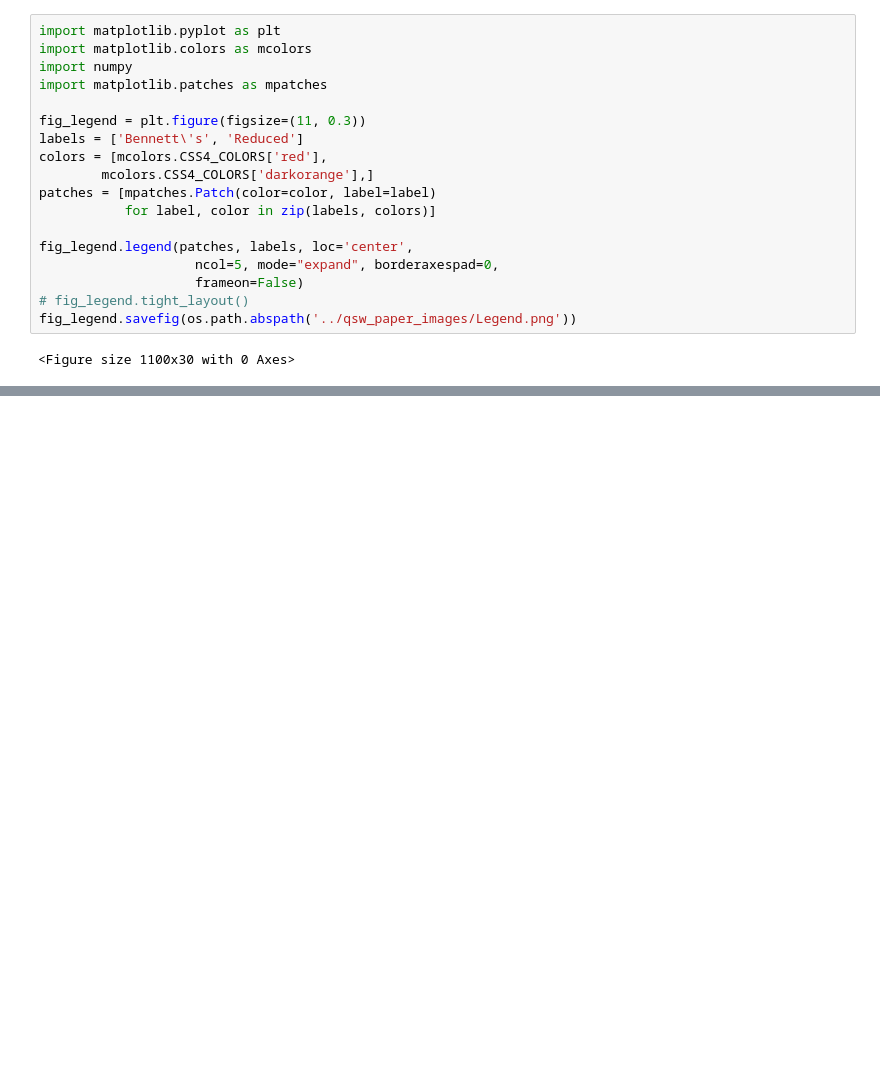
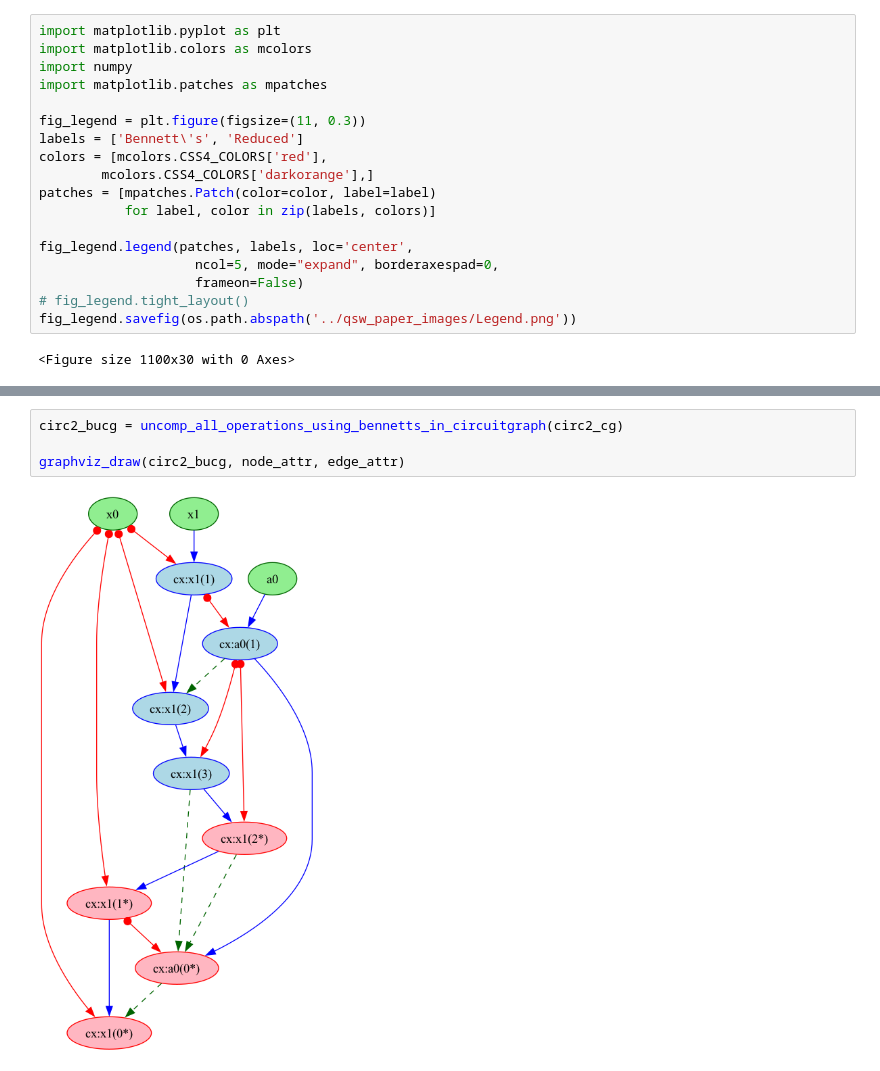
Before and after one commit to ashutiw2k/PartialUncomputationAndBennetts, a Jupyter notebook: testnotebooks/QSWPaperFigures.ipynb, the cells around one changed output, grey strips where cells are left out. Drawn from its saved outputs; the diff is of its cells as text; blank space fills up the shorter version.

```diff
--- a/testnotebooks/QSWPaperFigures.ipynb
+++ b/testnotebooks/QSWPaperFigures.ipynb
@@ -91,0 +108,6 @@ fig_legend.savefig(os.path.abspath('../qsw_paper_images/Legend.png'))
+# %%
+circ2_bucg = uncomp_all_operations_using_bennetts_in_circuitgraph(circ2_cg)
+
+graphviz_draw(circ2_bucg, node_attr, edge_attr)
+# %% [output]
+[figure, added]
```
Also changed, not shown: parts of 3 cells of this notebook.
